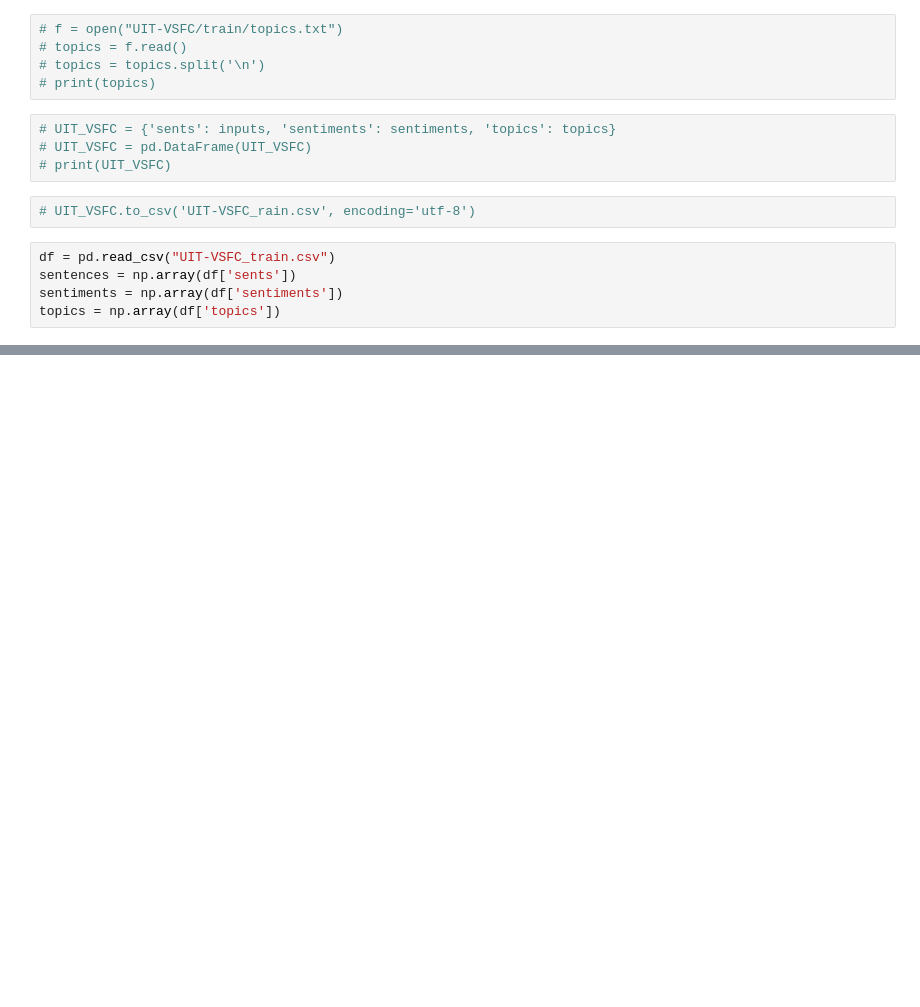
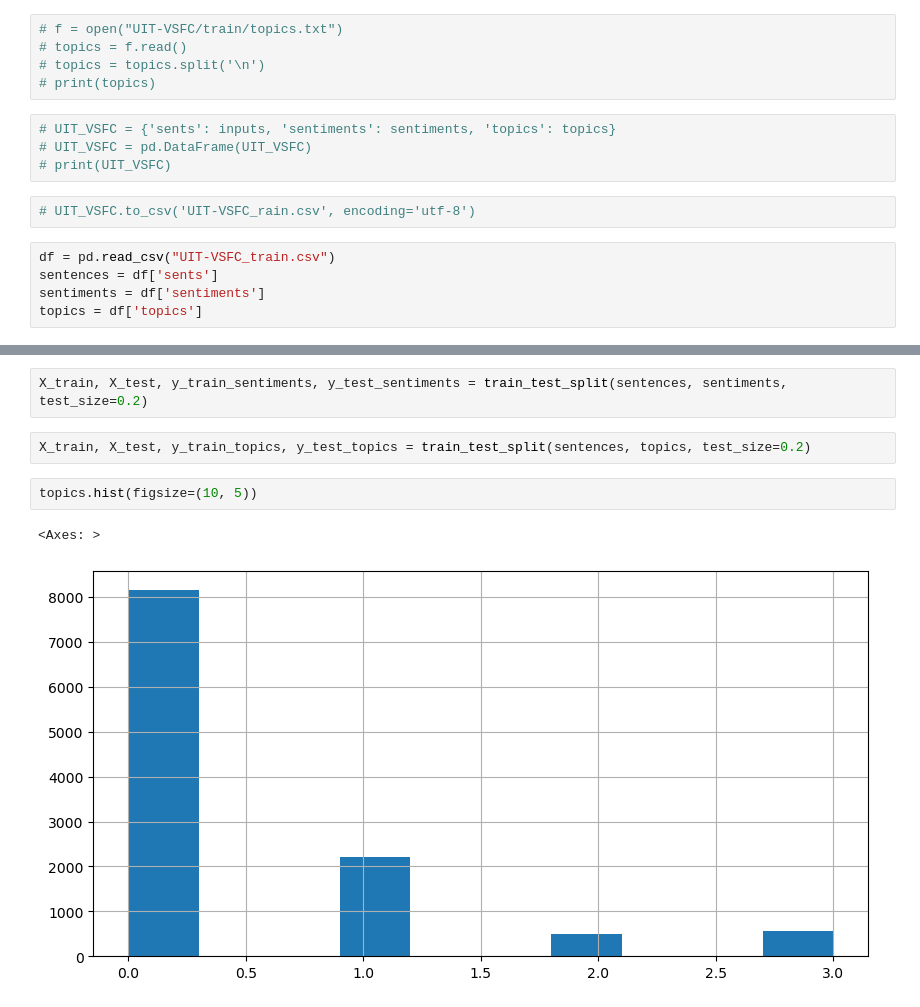
Before and after one commit to thavananh/MachineLearning, a Jupyter notebook: pythonProject1/NLP-Lazy/ThuNghiemNCKH/ThuNhgiem1.ipynb, the cells around one changed output, grey strips where cells are left out. Cells and saved outputs as stored; diff of their text form; blank space fills up the shorter version.

```diff
--- a/pythonProject1/NLP-Lazy/ThuNghiemNCKH/ThuNhgiem1.ipynb
+++ b/pythonProject1/NLP-Lazy/ThuNghiemNCKH/ThuNhgiem1.ipynb
@@ -51,9 +51,9 @@ import underthesea as sea
 # UIT_VSFC.to_csv('UIT-VSFC_rain.csv', encoding='utf-8')
 # %%
 df = pd.read_csv("UIT-VSFC_train.csv")
-sentences = np.array(df['sents'])
-sentiments = np.array(df['sentiments'])
-topics = np.array(df['topics'])
+sentences = df['sents']
+sentiments = df['sentiments']
+topics = df['topics']
 # %%
 print(sentences)
 # %% [output]
@@ -72,0 +102,9 @@ print(topics)
+# %%
+X_train, X_test, y_train_sentiments, y_test_sentiments = train_test_split(sentences, sentiments, test_size=0.2)
+# %%
+X_train, X_test, y_train_topics, y_test_topics = train_test_split(sentences, topics, test_size=0.2)
+# %%
+topics.hist(figsize=(10, 5))
+# %% [output]
+<Axes: >
+[figure, added]
```
Also changed, not shown: parts of 5 cells of this notebook.
